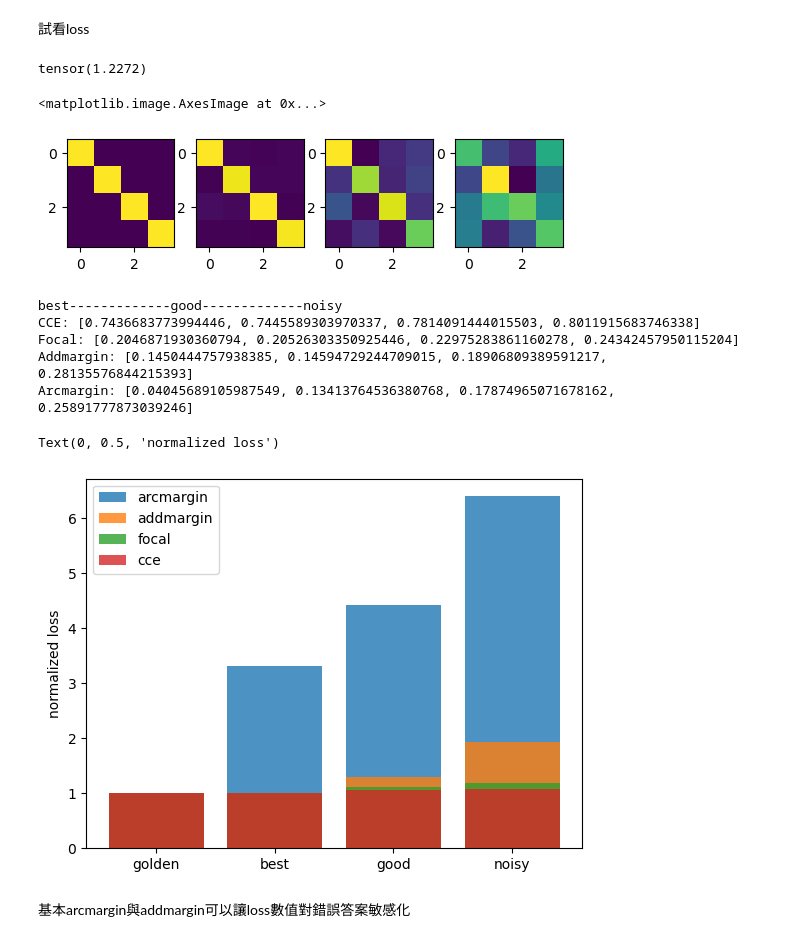
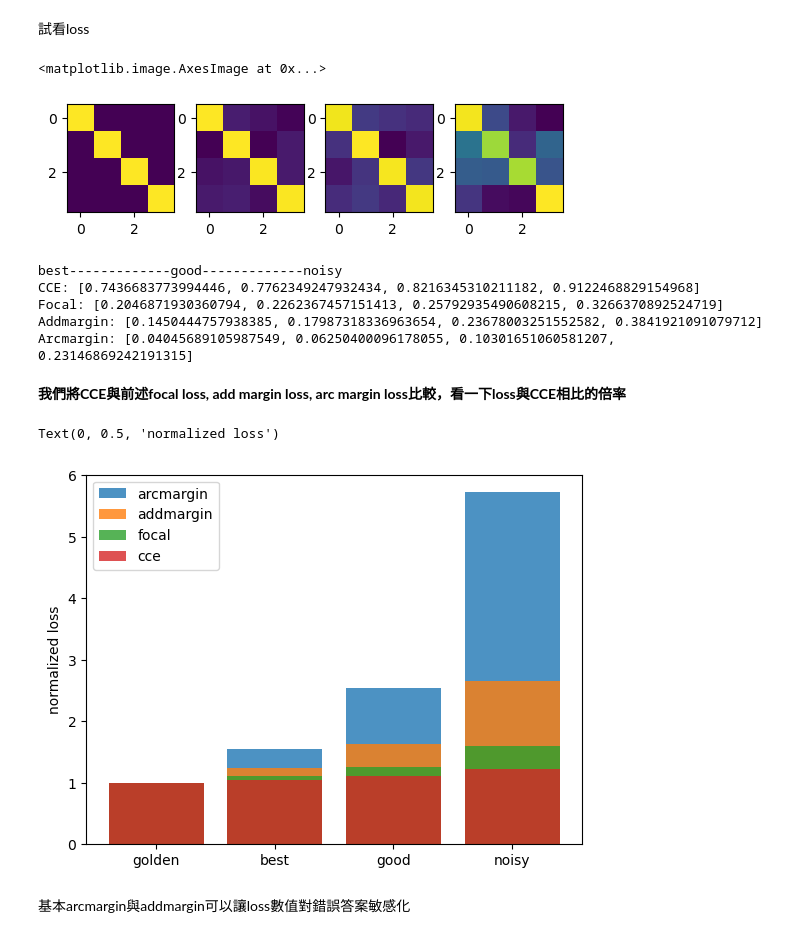
Before and after one commit to DeepStudio-TW/small-data-ssl-lecture, a Jupyter notebook: 2_FSL_Models.ipynb, the cells around one changed output. Saved outputs shown, nothing was run; the diff lists cells and outputs as text; code cells hidden in the pictures.

```diff
--- a/2_FSL_Models.ipynb
+++ b/2_FSL_Models.ipynb
@@ -455,9 +448,9 @@ class AddMarginLoss(nn.Module):
 import math
 
 class ArcMarginLoss(AddMarginLoss):
-    def __init__(self, s=32.0, m=0.40, easy_margin=False,loss_fn=FocalLoss()):
+    def __init__(self, s=32.0, m=0.40,ways=10, easy_margin=False,loss_fn=FocalLoss()):
         ## 使用AddMarginLoss的初始參數設定方式
-        super().__init__(s,m,loss_fn)
+        super().__init__(s,m,ways,loss_fn)
 
         ## 確定是否使用easy margin
         self.easy_margin = easy_margin
@@ -484,7 +477,7 @@ class ArcMarginLoss(AddMarginLoss):
             cos_phi = torch.where(cosine > self.th, cos_phi, cosine - self.mm)
 
         # 將onehot沒選中的類別不套用margin，onehot選中的套用margin
-        one_hot=F.one_hot(label, num_classes=- 1).to(torch.float32)
+        one_hot=F.one_hot(label, num_classes=self.ways).to(torch.float32)
         metric = (one_hot * cos_phi) + ((1.0 - one_hot) * cosine)
         # 將輸出對比放大
         metric *= self.s
@@ -500,13 +493,9 @@ arcmarginloss=ArcMarginLoss(s=2.0, m=0.40)
 # %%
 yy=torch.tensor([0,1,2,3])
 y_gt=F.one_hot(yy, num_classes=- 1).to(torch.float32)
-y_best=y_gt-0.5+torch.randn((4,4),dtype=torch.float32)/100
-y_good=y_gt-0.5+torch.randn((4,4),dtype=torch.float32)/10
-y_noisy=y_gt-0.5+torch.randn((4,4),dtype=torch.float32)/3
+y_best=y_gt+torch.rand((4,4),dtype=torch.float32)/10;y_best=F.normalize(y_best,dim=-1)
+y_good=y_gt+torch.rand((4,4),dtype=torch.float32)/5;y_good=F.normalize(y_good,dim=-1)
+y_noisy=y_gt+torch.rand((4,4),dtype=torch.float32)/2;y_noisy=F.normalize(y_noisy,dim=-1)
-# %%
-contrastive(y_gt,y_noisy)
-# %% [output]
-tensor(1.2272)
 # %%
 plt.subplot(1,4,1);plt.imshow(y_gt)
 plt.subplot(1,4,2);plt.imshow(y_best)
@@ -514,7 +503,7 @@ plt.subplot(1,4,3);plt.imshow(y_good)
 plt.subplot(1,4,4);plt.imshow(y_noisy)
 # %% [output]
 <matplotlib.image.AxesImage at 0x...>
-[figure, old version]
+[figure, new version]
 # %%
 loss_cce=[cce(pred,yy).item() for pred in [y_gt,y_best,y_good,y_noisy]]
 loss_focal=[focal_cce(pred,yy).item() for pred in [y_gt,y_best,y_good,y_noisy]]
@@ -528,23 +517,25 @@ print("Addmargin:",loss_add)
 print("Arcmargin:",loss_arc)
 # %% [output]
 best-------------good-------------noisy
-CCE: [0.7436683773994446, 0.7445589303970337, 0.7814091444015503, 0.8011915683746338]
-Focal: [0.2046871930360794, 0.20526303350925446, 0.22975283861160278, 0.24342457950115204]
-Addmargin: [0.1450444757938385, 0.14594729244709015, 0.18906809389591217, 0.28135576844215393]
-Arcmargin: [0.04045689105987549, 0.13413764536380768, 0.17874965071678162, 0.25891777873039246]
+CCE: [0.7436683773994446, 0.7762349247932434, 0.8216345310211182, 0.9122468829154968]
+Focal: [0.2046871930360794, 0.2262367457151413, 0.25792935490608215, 0.3266370892524719]
+Addmargin: [0.1450444757938385, 0.17987318336963654, 0.23678003251552582, 0.3841921091079712]
+Arcmargin: [0.04045689105987549, 0.06250400096178055, 0.10301651060581207, 0.23146869242191315]
+# %% [markdown]
+**我們將CCE與前述focal loss, add margin loss, arc margin loss比較，看一下loss與CCE相比的倍率**
 # %%
 def div_first(x):
     return [*map(lambda h: h/x[0],x)]
 labels=["golden","best","good","noisy"]
 plt.bar(labels,div_first(loss_arc),alpha=0.8)
 plt.bar(labels,div_first(loss_add),alpha=0.8)
 plt.bar(labels,div_first(loss_focal),alpha=0.8)
 plt.bar(labels,div_first(loss_cce),alpha=0.8)
-plt.legend(["arcmargin","addmargin","focal","cce"])
+plt.legend(["arcmargin","addmargin","focal","cce"],loc ='upper left')
 plt.ylabel("normalized loss")
 # %% [output]
 Text(0, 0.5, 'normalized loss')
-[figure, old version]
+[figure, new version]
 # %% [markdown]
 基本arcmargin與addmargin可以讓loss數值對錯誤答案敏感化
 # %% [markdown]
```
Also changed, not shown: parts of 2 cells of this notebook, 3 other files.
